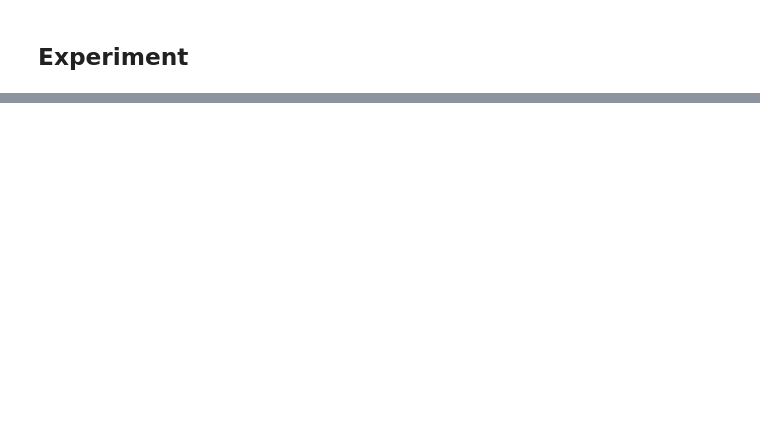
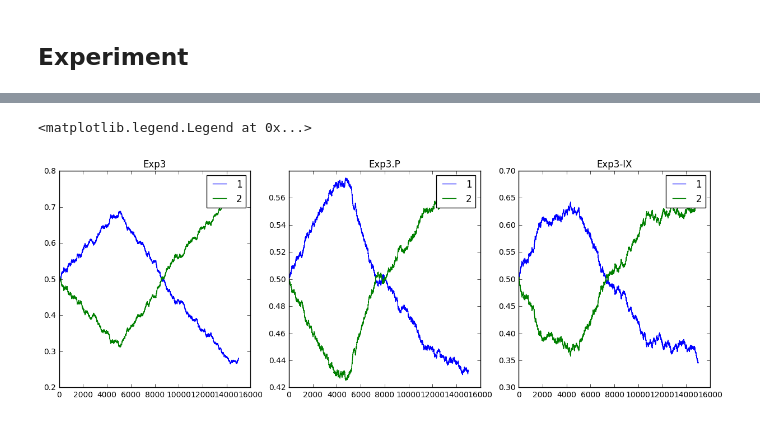
Before and after one commit to NicolasSchreuder/AdversarialBandit, a Jupyter notebook: 2 switching bandits.ipynb, the cells around one changed output, grey strips where cells are left out. Saved outputs shown, nothing was run; the diff lists cells and outputs as text; code cells hidden in the pictures; blank space fills up the shorter version.

```diff
--- a/2 switching bandits.ipynb
+++ b/2 switching bandits.ipynb
@@ -118,0 +135,5 @@ plt.legend([1, 2])
+# %%
+T = 15000
+T2 = 5000
+MAB_simple = [evolvingBernoulliArm([0.51, 0.49], T2)]
+MAB_simple.append(evolvingBernoulliArm([0.49, 0.506], T2))
@@ -118,0 +146,11 @@ plt.legend([1, 2])
+# %%
+K = len(MAB_simple)
+eta_exp3 = np.sqrt(2 * np.log(K) / T * K)
+gamma_exp3 = np.sqrt(K * log(K) / ((np.exp(1) - 1) * T))
+
+delta = 0.05
+eta_exp3P = 0.95 * np.sqrt(np.log(K) / (T * K))
+gamma_exp3P = 1.05 * np.sqrt(np.log(K) * K / T)
+beta = np.sqrt(np.log(K / delta) /  (T * K))
+
+eta_exp3IX = np.sqrt(2 * np.log(K) / T * K)
@@ -118,0 +206,22 @@ plt.legend([1, 2])
+# %%
+plt.figure(figsize=(15, 5))
+
+plt.subplot(1, 3, 1)
+
+plt.plot(Prob[0])
+plt.legend([1, 2])
+plt.title("Exp3")
+
+plt.subplot(1, 3, 2)
+
+plt.plot(Prob[1])
+plt.legend([1, 2])
+plt.title("Exp3.P")
+
+plt.subplot(1, 3, 3)
+plt.plot(Prob[2])
+plt.title("Exp3-IX")
+plt.legend([1, 2])
+# %% [output]
+<matplotlib.legend.Legend at 0x...>
+[figure, added]
```
Also changed, not shown: parts of 28 cells of this notebook.
